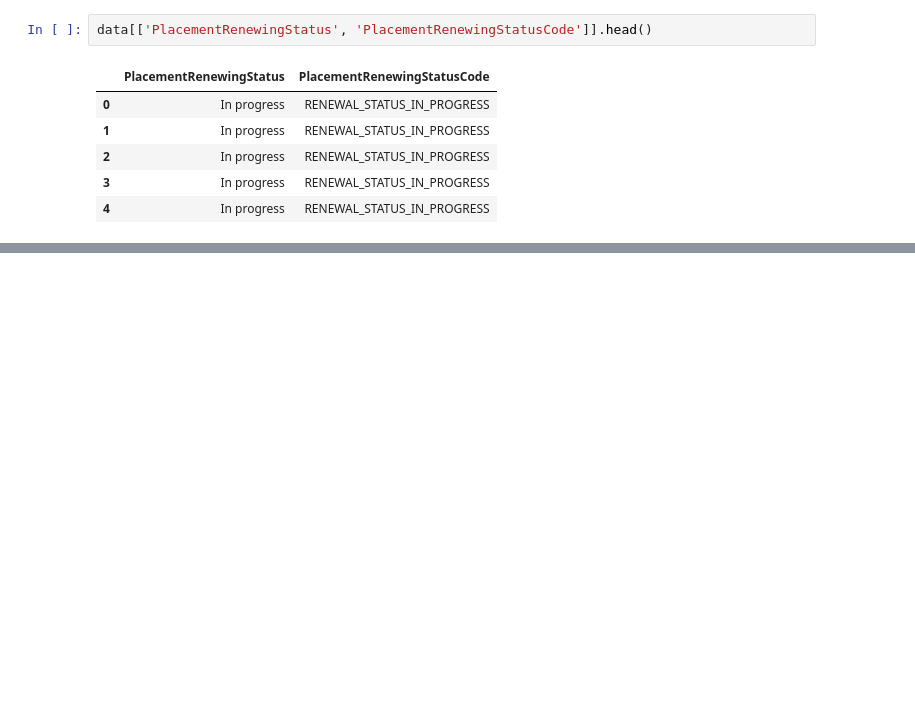
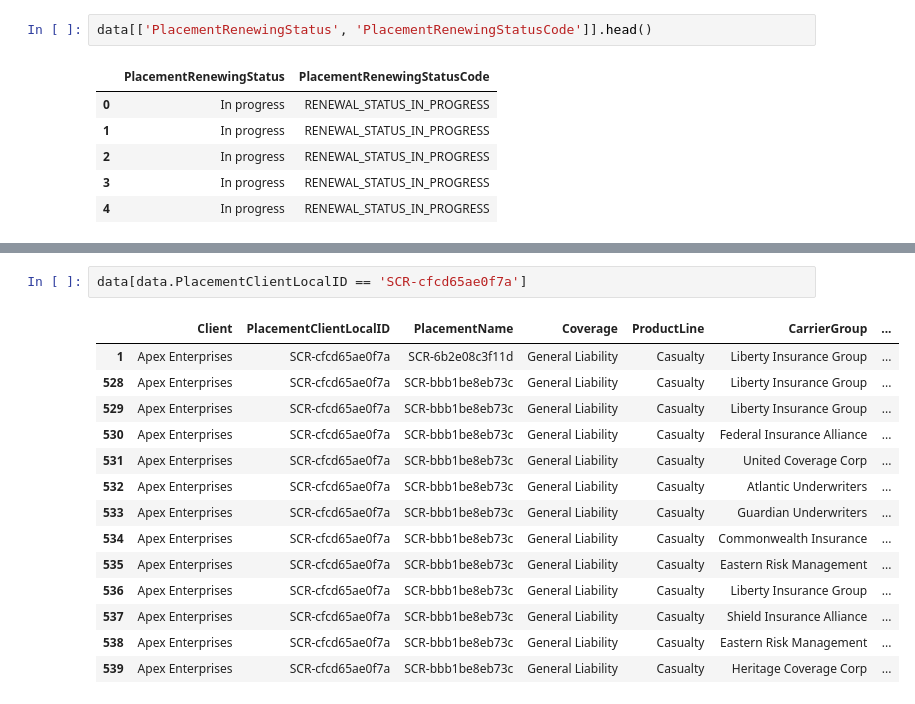
Before and after one commit to TejMeruva/ApexRenew, a Jupyter notebook: _dataAnalysis.ipynb, the cells around one changed output, grey strips where cells are left out. Saved outputs shown, nothing was run; the diff lists cells and outputs as text; blank space fills up the shorter version.

```diff
--- a/_dataAnalysis.ipynb
+++ b/_dataAnalysis.ipynb
@@ -237,0 +329,17 @@ data[['PlacementRenewingStatus', 'PlacementRenewingStatusCode']].head()
+# %%
+data[data.PlacementClientLocalID == 'SCR-cfcd65ae0f7a']
+# %% [output]
+|  | Client | PlacementClientLocalID | PlacementName | Coverage | ProductLine | CarrierGroup | ... |
+| 1 | Apex Enterprises | SCR-cfcd65ae0f7a | SCR-6b2e08c3f11d | General Liability | Casualty | Liberty Insurance Group | ... |
+| 528 | Apex Enterprises | SCR-cfcd65ae0f7a | SCR-bbb1be8eb73c | General Liability | Casualty | Liberty Insurance Group | ... |
+| 529 | Apex Enterprises | SCR-cfcd65ae0f7a | SCR-bbb1be8eb73c | General Liability | Casualty | Liberty Insurance Group | ... |
+| 530 | Apex Enterprises | SCR-cfcd65ae0f7a | SCR-bbb1be8eb73c | General Liability | Casualty | Federal Insurance Alliance | ... |
+| 531 | Apex Enterprises | SCR-cfcd65ae0f7a | SCR-bbb1be8eb73c | General Liability | Casualty | United Coverage Corp | ... |
+| 532 | Apex Enterprises | SCR-cfcd65ae0f7a | SCR-bbb1be8eb73c | General Liability | Casualty | Atlantic Underwriters | ... |
+| 533 | Apex Enterprises | SCR-cfcd65ae0f7a | SCR-bbb1be8eb73c | General Liability | Casualty | Guardian Underwriters | ... |
+| 534 | Apex Enterprises | SCR-cfcd65ae0f7a | SCR-bbb1be8eb73c | General Liability | Casualty | Commonwealth Insurance | ... |
+| 535 | Apex Enterprises | SCR-cfcd65ae0f7a | SCR-bbb1be8eb73c | General Liability | Casualty | Eastern Risk Management | ... |
+| 536 | Apex Enterprises | SCR-cfcd65ae0f7a | SCR-bbb1be8eb73c | General Liability | Casualty | Liberty Insurance Group | ... |
+| 537 | Apex Enterprises | SCR-cfcd65ae0f7a | SCR-bbb1be8eb73c | General Liability | Casualty | Shield Insurance Alliance | ... |
+| 538 | Apex Enterprises | SCR-cfcd65ae0f7a | SCR-bbb1be8eb73c | General Liability | Casualty | Eastern Risk Management | ... |
+| 539 | Apex Enterprises | SCR-cfcd65ae0f7a | SCR-bbb1be8eb73c | General Liability | Casualty | Heritage Coverage Corp | ... |
```
Also changed, not shown: parts of 12 cells of this notebook, 1 other file.
